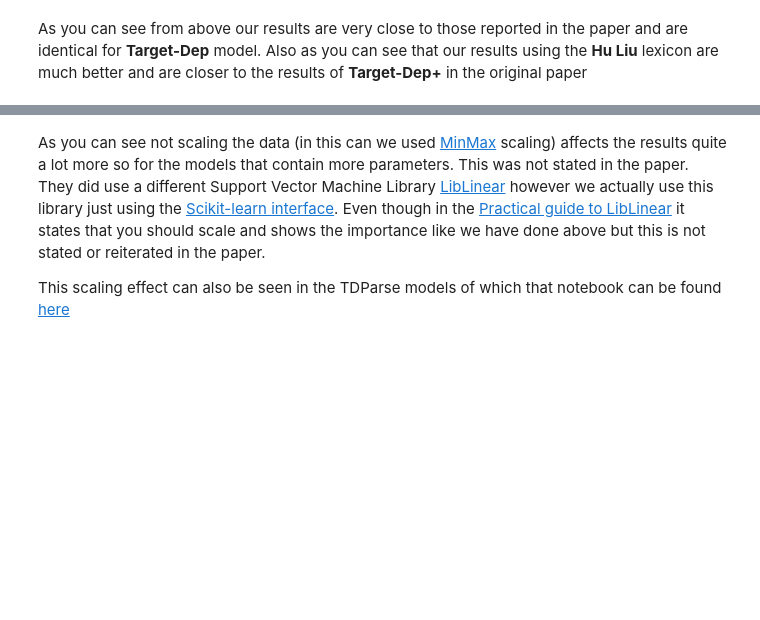
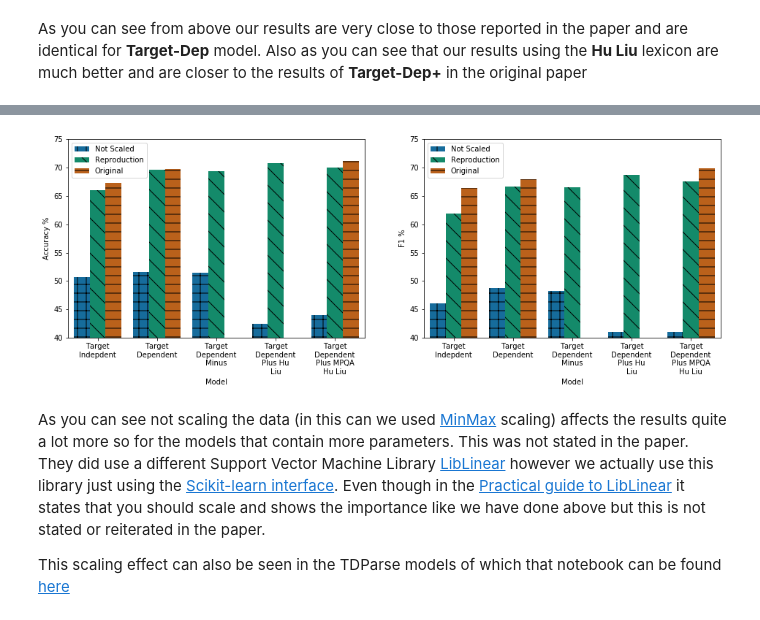
Before and after one commit to apmoore1/Bella, a Jupyter notebook: notebooks/target_model.ipynb, the cells around one changed output, grey strips where cells are left out. Saved outputs shown, nothing was run; the diff lists cells and outputs as text; code cells hidden in the pictures; blank space fills up the shorter version.

```diff
--- a/notebooks/target_model.ipynb
+++ b/notebooks/target_model.ipynb
@@ -494,0 +330,15 @@ fig.show()
+# %%
+c_values = [1] # include the default sklearn C Value
+for c in range(-15, 3, 2):
+    c_values.append(math.pow(2, c))
+fine_values = grid_search_model(target_dep_plus, train_data, train_y,
+                                word_vectors=[[w2v, sswe]], senti_lexicon=[hu_liu_low], C=c_values)
+best_c = sorted(get_score(fine_values, 'C'), key=lambda x: x[0])[-1][1]
+best_c
+# %%
+target_dep_plus = TargetDepPlus(word_vectors=[w2v, sswe], senti_lexicon=hu_liu_low, C=float(best_c))
+target_dep_plus.fit(train_data, train_y)
+fine_predictions = target_dep_plus.predict(test_data)
+model_name = f'{str(target_dep_plus)} Hu Liu'
+fine_acc = {model_name: accuracy_score(test_y, fine_predictions) * 100}
+fine_f1 = {model_name: f1_score(test_y, fine_predictions, average='macro') * 100}
@@ -495,3 +386,33 @@ fig.show()
+# %%
+f, axes = plt.subplots(1, 2)
+acc_data = (scale_acc, test_acc, paper_acc, 'Accuracy %')
+f1_data = (scale_f1, test_f1, paper_f1, 'F1 %')
+for i, data in enumerate([acc_data, f1_data]):
+    scale_score, test_score, paper_score, score_name = data
+    legend_data = [('Not Scaled', scale_score), ('Reproduction', test_score), ('Original', paper_score)]
+    scale_model_score = [(scale, fill(model,10), score) for scale, model_score in legend_data
+                         for model, score in model_score.items()]
+    scale_graph = defaultdict(list)
+    for scale, model, score in scale_model_score:
+        scale_graph['Scale'].append(scale)
+        scale_graph['Model'].append(model)
+        scale_graph[score_name].append(score)
+    ax = sns.barplot(x="Model", y=score_name, hue="Scale",
+                     data=pd.DataFrame(scale_graph),
+                     palette=sns.color_palette("colorblind"),
+                     ax=axes[i])
+    # Sets the hatching
+    hatches = ['+', '\\', '-']
+    hatch_num = 0
+    for i in range(15):
+        ax.patches[i].set_hatch(hatches[hatch_num])
+        if ((i + 1) % 5) == 0:
+            hatch_num += 1
+    ax.set(ylim=(40, 75))
+    ax.figure.set_size_inches(16,5)
+    ax.legend()
+# %% [output]
+[figure, added]
 # %% [markdown]
 As you can see not scaling the data (in this can we used [MinMax](http://scikit-learn.org/stable/modules/generated/sklearn.preprocessing.MinMaxScaler.html) scaling) affects the results quite a lot more so for the models that contain more parameters. This was not stated in the paper. They did use a different Support Vector Machine Library [LibLinear](https://www.csie.ntu.edu.tw/~cjlin/liblinear/) however we actually use this library just using the [Scikit-learn interface](http://scikit-learn.org/stable/modules/generated/sklearn.svm.LinearSVC.html). Even though in the [Practical guide to LibLinear](https://www.csie.ntu.edu.tw/~cjlin/papers/guide/guide.pdf) it states that you should scale and shows the importance like we have done above but this is not stated or reiterated in the paper.
 
```
Also changed, not shown: parts of 45 cells of this notebook.
